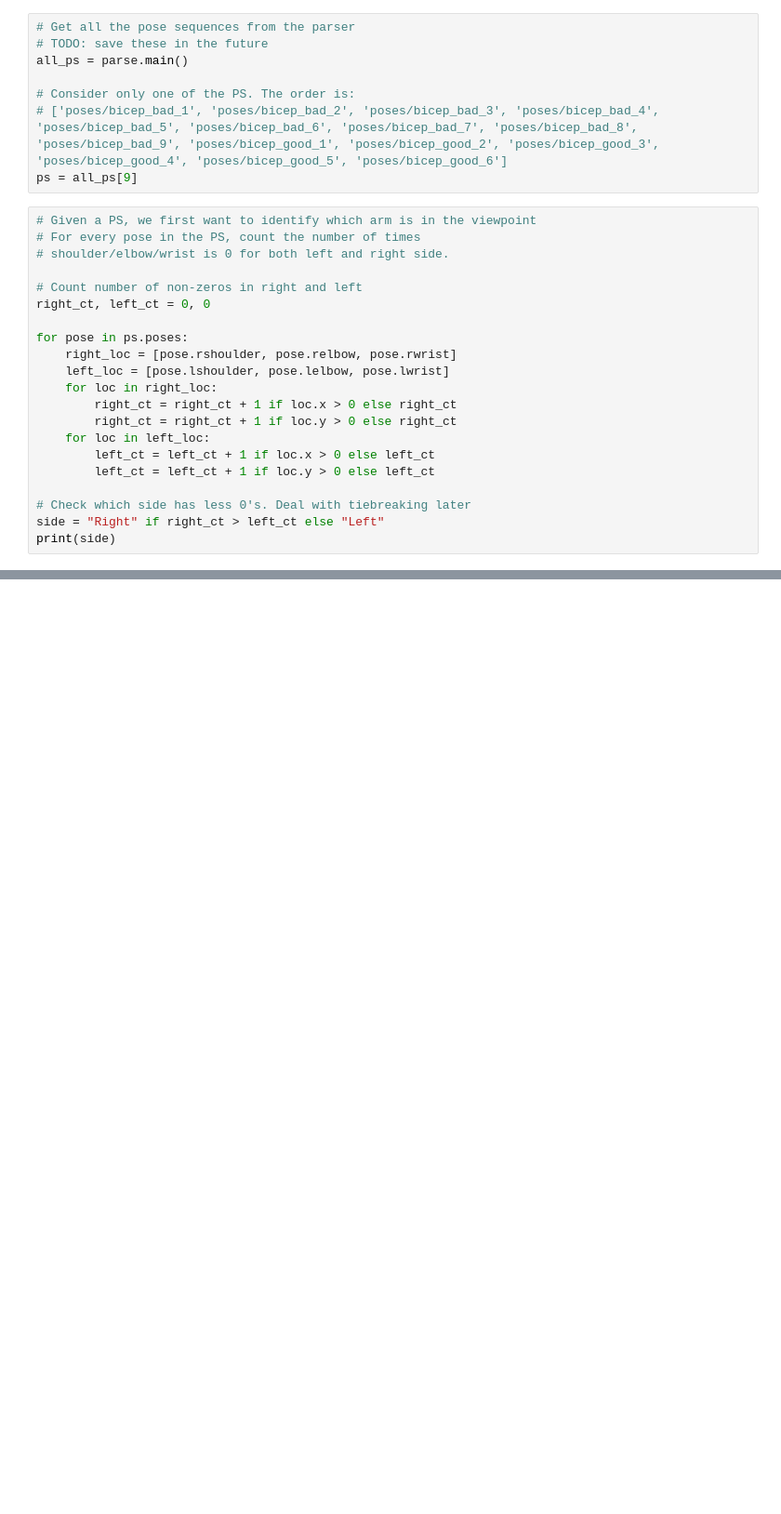
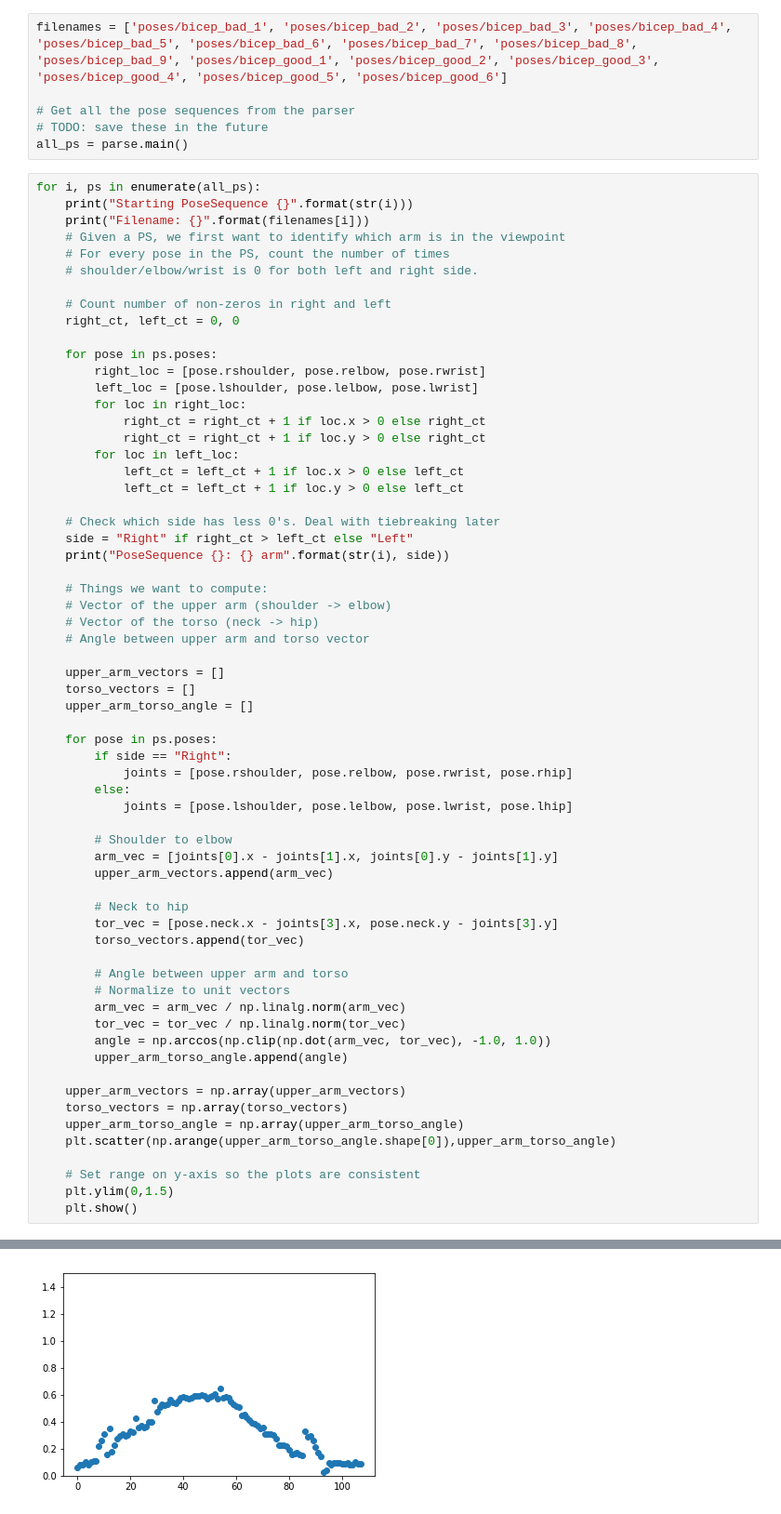
Before and after one commit to stevenzchen/pose-trainer, a Jupyter notebook: analysis.ipynb, the cells around one changed output, grey strips where cells are left out. Shown: that part at 93% size. Cells and saved outputs as stored; diff of their text form; blank space fills up the shorter version.

Commit message:
Plots of joint angles

```diff
--- a/analysis.ipynb
+++ b/analysis.ipynb
@@ -4,30 +5,70 @@ import numpy as np
 # %%
+filenames = ['poses/bicep_bad_1', 'poses/bicep_bad_2', 'poses/bicep_bad_3', 'poses/bicep_bad_4', 'poses/bicep_bad_5', 'poses/bicep_bad_6', 'poses/bicep_bad_7', 'poses/bicep_bad_8', 'poses/bicep_bad_9', 'poses/bicep_good_1', 'poses/bicep_good_2', 'poses/bicep_good_3', 'poses/bicep_good_4', 'poses/bicep_good_5', 'poses/bicep_good_6']
+
 # Get all the pose sequences from the parser
 # TODO: save these in the future
 all_ps = parse.main()
-
-# Consider only one of the PS. The order is:
-# ['poses/bicep_bad_1', 'poses/bicep_bad_2', 'poses/bicep_bad_3', 'poses/bicep_bad_4', 'poses/bicep_bad_5', 'poses/bicep_bad_6', 'poses/bicep_bad_7', 'poses/bicep_bad_8', 'poses/bicep_bad_9', 'poses/bicep_good_1', 'poses/bicep_good_2', 'poses/bicep_good_3', 'poses/bicep_good_4', 'poses/bicep_good_5', 'poses/bicep_good_6']
-ps = all_ps[9]
 # %%
-# Given a PS, we first want to identify which arm is in the viewpoint
-# For every pose in the PS, count the number of times
-# shoulder/elbow/wrist is 0 for both left and right side.
+for i, ps in enumerate(all_ps):
+    print("Starting PoseSequence {}".format(str(i)))
+    print("Filename: {}".format(filenames[i]))
+    # Given a PS, we first want to identify which arm is in the viewpoint
+    # For every pose in the PS, count the number of times
+    # shoulder/elbow/wrist is 0 for both left and right side.
 
-# Count number of non-zeros in right and left
-right_ct, left_ct = 0, 0
+    # Count number of non-zeros in right and left
+    right_ct, left_ct = 0, 0
 
-for pose in ps.poses:
-    right_loc = [pose.rshoulder, pose.relbow, pose.rwrist]
-    left_loc = [pose.lshoulder, pose.lelbow, pose.lwrist]
-    for loc in right_loc:
-        right_ct = right_ct + 1 if loc.x > 0 else right_ct
-        right_ct = right_ct + 1 if loc.y > 0 else right_ct
-    for loc in left_loc:
-        left_ct = left_ct + 1 if loc.x > 0 else left_ct
-        left_ct = left_ct + 1 if loc.y > 0 else left_ct
+    for pose in ps.poses:
+        right_loc = [pose.rshoulder, pose.relbow, pose.rwrist]
+        left_loc = [pose.lshoulder, pose.lelbow, pose.lwrist]
+        for loc in right_loc:
+            right_ct = right_ct + 1 if loc.x > 0 else right_ct
+            right_ct = right_ct + 1 if loc.y > 0 else right_ct
+        for loc in left_loc:
+            left_ct = left_ct + 1 if loc.x > 0 else left_ct
+            left_ct = left_ct + 1 if loc.y > 0 else left_ct
 
-# Check which side has less 0's. Deal with tiebreaking later
-side = "Right" if right_ct > left_ct else "Left"
-print(side)
+    # Check which side has less 0's. Deal with tiebreaking later
+    side = "Right" if right_ct > left_ct else "Left"
+    print("PoseSequence {}: {} arm".format(str(i), side))
+
+    # Things we want to compute:
+    # Vector of the upper arm (shoulder -> elbow)
+    # Vector of the torso (neck -> hip)
+    # Angle between upper arm and torso vector
+
+    upper_arm_vectors = []
+    torso_vectors = []
+    upper_arm_torso_angle = []
+
+    for pose in ps.poses:
+        if side == "Right":
+            joints = [pose.rshoulder, pose.relbow, pose.rwrist, pose.rhip]
+        else:
+            joints = [pose.lshoulder, pose.lelbow, pose.lwrist, pose.lhip]
+
+        # Shoulder to elbow
+        arm_vec = [joints[0].x - joints[1].x, joints[0].y - joints[1].y]
+        upper_arm_vectors.append(arm_vec)
+
+        # Neck to hip
+        tor_vec = [pose.neck.x - joints[3].x, pose.neck.y - joints[3].y]
+        torso_vectors.append(tor_vec)
+
+        # Angle between upper arm and torso
+        # Normalize to unit vectors
+        arm_vec = arm_vec / np.linalg.norm(arm_vec)
+        tor_vec = tor_vec / np.linalg.norm(tor_vec)
+        angle = np.arccos(np.clip(np.dot(arm_vec, tor_vec), -1.0, 1.0))
+        upper_arm_torso_angle.append(angle)
+
+    upper_arm_vectors = np.array(upper_arm_vectors)
+    torso_vectors = np.array(torso_vectors)
+    upper_arm_torso_angle = np.array(upper_arm_torso_angle)
+    plt.scatter(np.arange(upper_arm_torso_angle.shape[0]),upper_arm_torso_angle)
+
+    # Set range on y-axis so the plots are consistent
+    plt.ylim(0,1.5)
+    plt.show()
 # %% [output]
@@ -34,0 +78 @@ Right
+[figure, added]
```
Also changed, not shown: parts of 5 cells of this notebook.
